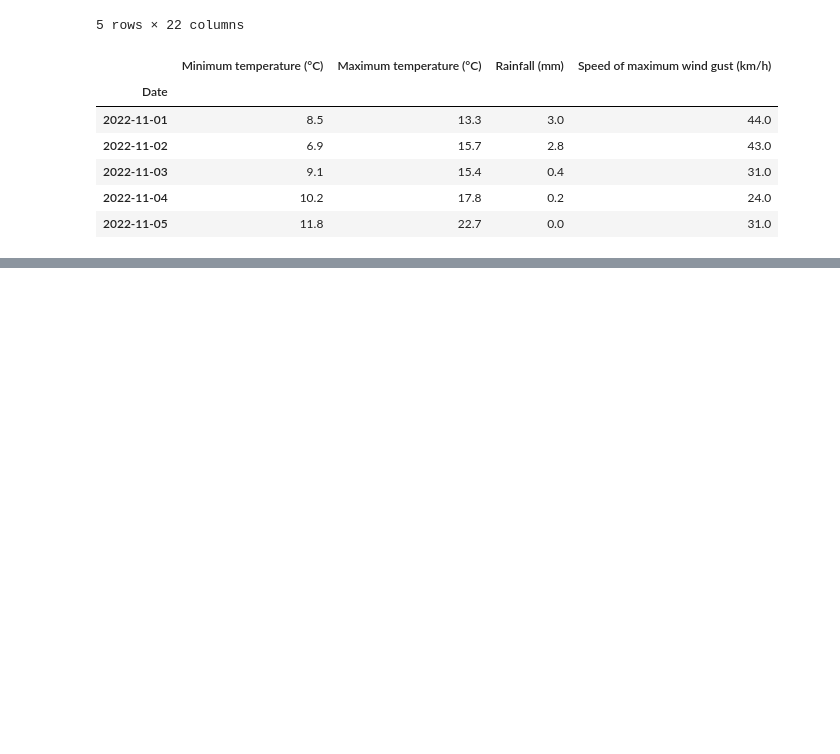
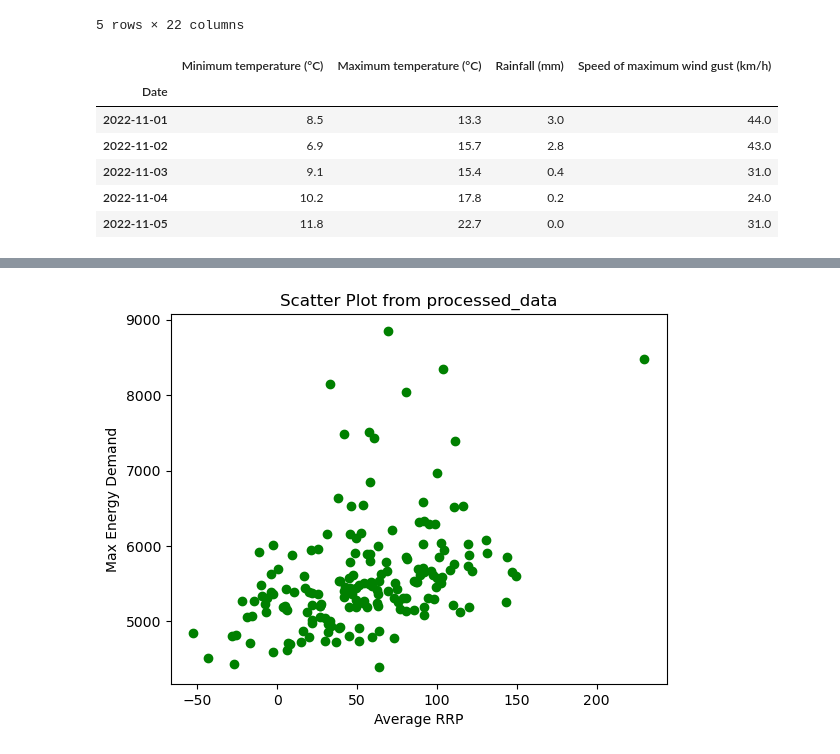
Before and after one commit to Sining2000/DATA_Prediction_of_Mmaximum_Daily_Energy_Use, a Jupyter notebook: Group4_Assignment.ipynb, the cells around one changed output, grey strips where cells are left out. Cells and saved outputs as stored; diff of their text form; code cells hidden in the pictures; blank space fills up the shorter version.

```diff
--- a/Group4_Assignment.ipynb
+++ b/Group4_Assignment.ipynb
@@ -207,0 +240,8 @@ processed_data.tail()
+# %%
+plt.scatter(processed_data["Average RRP"], processed_data["Maximum Energry Demand"], label="Data Points", color="green")
+plt.xlabel("Average RRP")
+plt.ylabel("Max Energy Demand")
+plt.title("Scatter Plot from processed_data")
+plt.show()
+# %% [output]
+[figure, added]
```
Also changed, not shown: parts of 12 cells of this notebook.
